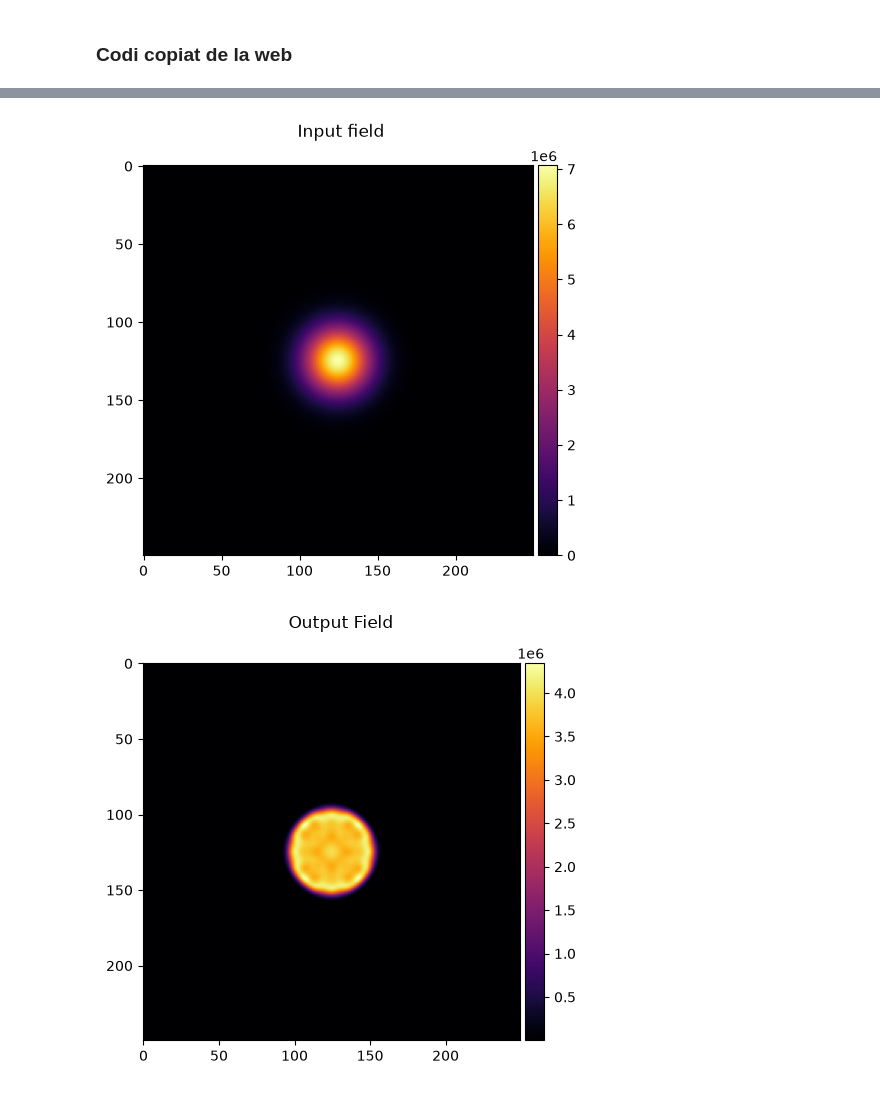
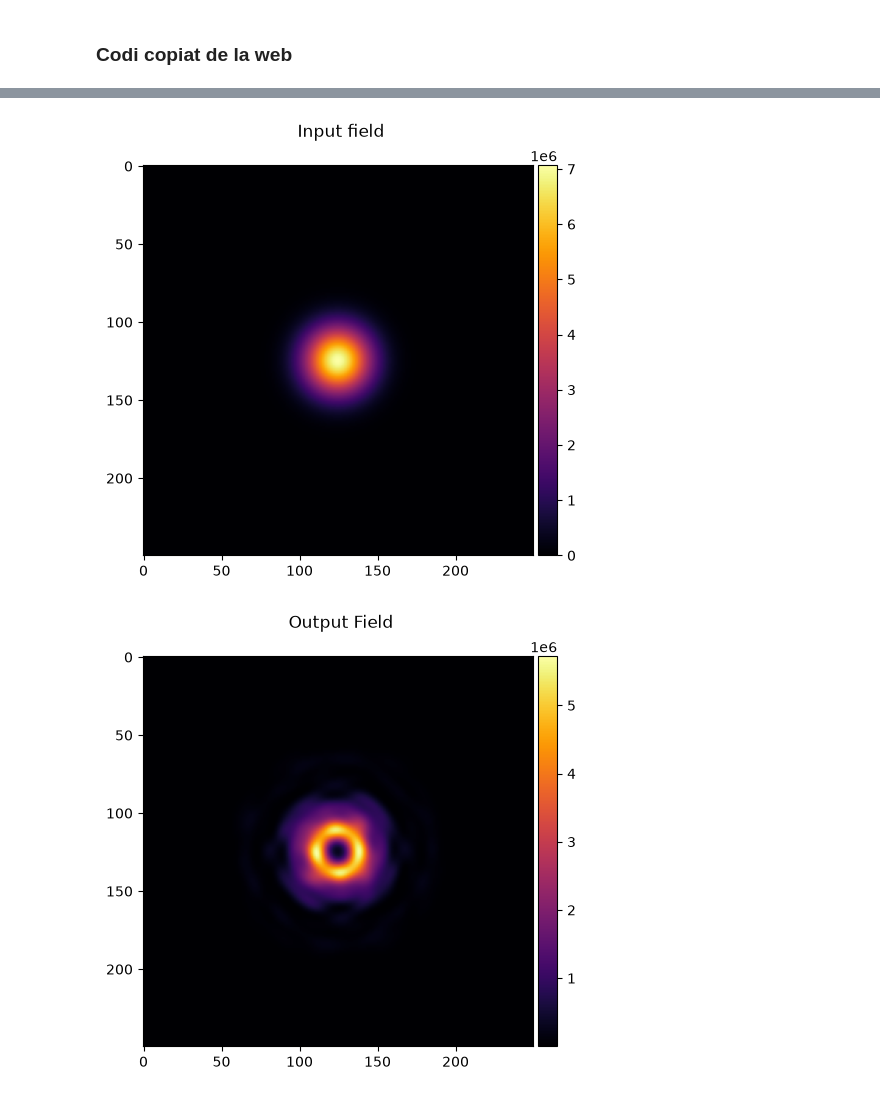
Before and after one commit to mlimonv12/MPTH-project, a Jupyter notebook: testing.ipynb, the cells around one changed output, grey strips where cells are left out. Drawn from its saved outputs; the diff is of its cells as text; code cells hidden in the pictures.

```diff
--- a/testing.ipynb
+++ b/testing.ipynb
@@ -4,7 +13,7 @@
 import torch
 import torchoptics
 from torch.nn import Parameter
-from torchoptics import Field, System
+from torchoptics import Field, System, visualize_tensor
 from torchoptics.elements import PhaseModulator
 from torchoptics.profiles import gaussian, laguerre_gaussian, circle
 import matplotlib.pyplot as plt
@@ -15,16 +24,17 @@ torchoptics.set_default_wavelength(700e-9)
 
 shape = 250
 waist_radius = 300e-6
+target_pos = 1
 
 input_field = Field(gaussian(shape, waist_radius=waist_radius), z=0).to(device)
 
 petal_profile = laguerre_gaussian(shape, p=0, l=4, waist_radius=waist_radius)
 petal_profile += laguerre_gaussian(shape, p=0, l=-4, waist_radius=waist_radius)
-target_field = Field(circle(shape, radius = waist_radius), z=0.8).normalize().to(device)
+target_field = Field(circle(shape, radius = waist_radius), z=target_pos).normalize().to(device)
 
 system = System(
     PhaseModulator(Parameter(torch.zeros(shape, shape)), z=0.2),
-    PhaseModulator(Parameter(torch.zeros(shape, shape)), z=0.4),
+    PhaseModulator(Parameter(torch.rand(shape, shape)), z=0.4),
     PhaseModulator(Parameter(torch.zeros(shape, shape)), z=0.6),
 ).to(device)
 
@@ -33,7 +43,7 @@ losses = []
 optimizer = torch.optim.Adam(system.parameters(), lr=0.05)
 for iteration in range(100):
     optimizer.zero_grad()
-    output_field = system.measure_at_z(input_field, 0.8)
+    output_field = system.measure_at_z(input_field, target_pos)
     loss = 1 - output_field.inner(target_field).abs().square()
     loss.backward()
     optimizer.step()
@@ -52,11 +62,11 @@ plt.show()
 # %%
 visualize_tensor(input_field.intensity(), title="Input field")
 
-output_field = system.measure_at_z(input_field, 0.8)
+output_field = system.measure_at_z(input_field, 0.3)
 visualize_tensor(output_field.intensity(), title="Output Field")
 # %% [output]
 [figure]
-[figure, old version]
+[figure, new version]
 # %%
 print(system[0])
 
```
Also changed, not shown: parts of 3 cells of this notebook, 1 other file.
